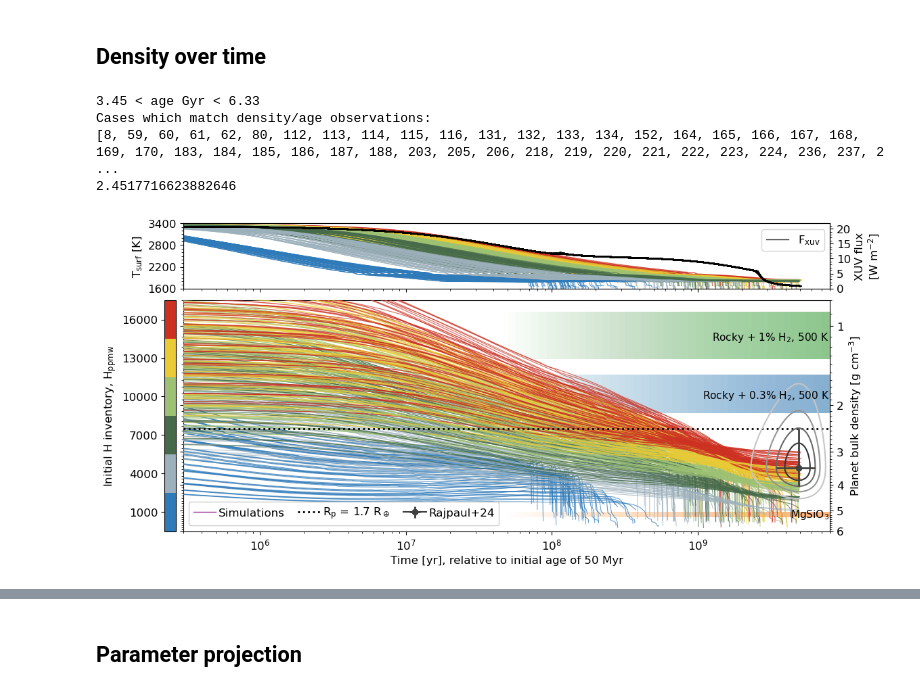
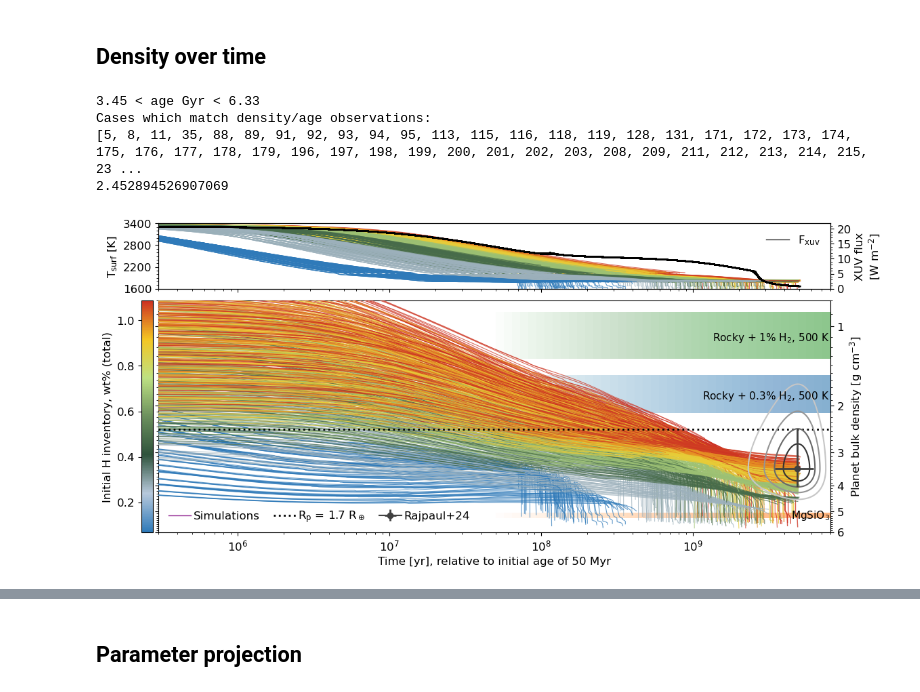
Before and after one commit to nichollsh/proteus_analysis, a Jupyter notebook: massradius_evolve.ipynb, the cells around one changed output, grey strips where cells are left out. Cells and saved outputs as stored; diff of their text form; code cells hidden in the pictures.

Commit message:
Plot improvements

```diff
--- a/massradius_evolve.ipynb
+++ b/massradius_evolve.ipynb
@@ -84,8 +85,8 @@ t0 = 1e2
 m_max = 5
 m_min = 0.1
 # %%
-pgrid_dir = "data/output/l98d_escape28/"
-cases = lg.get_cases(pgrid_dir, only_completed=False)
+pgrid_dir = "data/output/l98d_habrok/"
+cases = lg.get_cases(pgrid_dir, only_completed=False)[:-1]
 ncases = len(cases)
 
 cnums = [int(s.split("_")[-1]) for s in cases]
@@ -96,15 +97,13 @@ confs = []
 for f in cases:
     confs.append( read_config(f+"/init_coupler.toml") )
 
-# transit, eclipse = lg.load_synthobs(cases)
-
 age_start = float(helps[0]["age_star"].iloc[0])
 
 print("Done")
 # %% [output]
 Done
 # %%
-age_obs = {"mu":4.94e9-age_start, "sigm":1.44e9, "sigp":1.44e9, "min":800e6-age_start}
+age_obs = {"mu":4.94e9, "sigm":1.44e9, "sigp":1.44e9, "min":800e6}
 
 cmap_obs = {
     "Rajpaul+24":  plt.get_cmap("Greys"),
@@ -159,8 +189,12 @@ plot_casenums = False
 # zlbl = r"Mantle oxygen fugacity, $\Delta$IW"
 # cmap = cm.batlow_r
 
-zkey = "delivery.elements.H_ppmw"
-zlbl = r"Initial H inventory, H$_\text{ppmw}$"
+# zkey = "delivery.elements.H_ppmw"
+# zlbl = r"Initial H inventory, ppmw (mantle)"
+# cmap = plt.get_cmap("eastern_rosella_r")
+
+zkey = "H_wtpct"
+zlbl = r"Initial H inventory, wt% (total)"
 cmap = plt.get_cmap("eastern_rosella_r")
 
 # zkey = "delivery.elements.SH_ratio"
@@ -200,8 +234,8 @@ def add_obs_contour(ax, x_obs, y_obs, x_samp, y_samp, label, colq=0.8):
     ax.contour(x_samp,y_samp, z_arr, cmap=cmap, vmin=vmin, zorder=zo, alpha=al, levels=levels) # make contours
 
     c = cmap(colq)
-    ax.errorbar(x_obs["mu"],y_obs["mu"],
-                    xerr=[[x_obs["sigm"]],[x_obs["sigp"]]],
+    ax.errorbar(x_obs["mu"]-age_start,y_obs["mu"],
+                    xerr=[[x_obs["sigm"]-age_start],[x_obs["sigp"]-age_start]],
                     yerr=[[y_obs["sigm"]],[y_obs["sigp"]]],
                     zorder=zo, alpha=al, color=c, markersize=6, elinewidth=2, marker='o', label=label) # legend entry
     # ax.scatter(x_obs["mu"],y_obs["mu"]+y_obs["sigp"], zorder=zo, alpha=al, color=c, ec='none', s=s, marker='_')
@@ -217,10 +251,7 @@ for obs in (lit_ref,):
 cmap = deepcopy(cmap)
 zvals = []
 for i in range(ncases):
-    if zkey == "cnums":
-        zvals.append(cnums[i])
-    elif "." in zkey:
-        zvals.append(lg.descend_get(confs[i], zkey))
+    zvals.append(get_val(confs[i], helps[i], zkey))
 
 zvals = np.unique(zvals)
 norm = mpl.colors.Normalize(vmin=zvals[0], vmax=zvals[-1])
@@ -244,7 +275,7 @@ for i in range(ncases):
     skip = False
     if controls:
         for k in controls:
-            if not np.isclose(controls[k], lg.descend_get(confs[i],k)):
+            if not np.isclose(controls[k], get_val(confs[i], helps[i], zkey)):
                 skip = True
     if skip:
         continue
@@ -258,8 +289,8 @@ for i in range(ncases):
     sim_rad = np.array(hf_crop["R_obs"])
     sim_mas = np.array(hf_crop["M_planet"])
     sim_rho = 3*sim_mas/(4*np.pi*sim_rad**3)  * 0.001
-    sim_rad /= R_earth
-    sim_mas /= M_earth
+    sim_rad = deepcopy(sim_rad)/R_earth
+    sim_mas = deepcopy(sim_mas)/M_earth
 
     sim_Fxuv = np.array(hf_crop["F_xuv"])  # W/m^2
     sim_Rxuv = np.array(hf_crop["R_xuv"])
@@ -274,10 +305,7 @@ for i in range(ncases):
     sim_esc_rate *= secs_per_year * 1e6 # kg/yr
     sim_esc_rate /= 1e20
 
-    if zkey == "cnums":
-        z = cnums[i]
-    elif "." in zkey:
-        z = lg.descend_get(confs[i], zkey)
+    z = get_val(confs[i], helps[i], zkey)
 
 
     # store mass statistics
@@ -376,35 +404,36 @@ ax.yaxis.set_major_formatter(FormatStrFormatter("%g"))
 ax.yaxis.set_major_locator(MultipleLocator(1.0))
 ax.yaxis.set_minor_formatter(NullFormatter())
 ax.yaxis.set_minor_locator(MultipleLocator(0.1))
 
 # axt.set_ylabel("Escape rate\n" + r"[10$^{20}$ kg/yr]")
 # axt.set_yticks([0, 1, 2, 3])
 # axt.set_ylim(bottom=0)
 
 axt.set_ylabel(r"T$_\text{surf}$ [K]")
 axt.set_yticks([1600, 2200, 2800, 3400])
 axt.set_ylim(1600, 3400)
 axt.yaxis.set_minor_locator(MultipleLocator(100))
 
 axr.set_ylabel("XUV flux\n" +r"[W m$^{-2}$]")
 axr.set_yticks([0, 5, 10, 15, 20])
 axr.set_ylim(bottom=0)
 axr.yaxis.set_minor_locator(MultipleLocator(1))
-axr.legend()
+axr.legend(loc='upper right', bbox_to_anchor=(1.0, 1.0), frameon=False)
 
 cbpad = -0.06
 if len(zvals) > 7:
     fig.colorbar(sm, ax=[ax], pad=cbpad, label=zlbl, location='left')
 else:
     fig.colorbar(sm, ax=[ax], pad=cbpad, label=zlbl, values=zvals, ticks=zvals, location='left')
 
-leg = ax.legend(loc='lower left', ncols=4, handletextpad=0.2, framealpha=1, columnspacing=1.2)
+leg = ax.legend(loc='lower left', ncols=4, frameon=False, bbox_to_anchor=(0.0, -0.01),
+                    handletextpad=0.2, columnspacing=1.2)
 leg.set_zorder(99)
 fig.savefig("output/density.pdf",bbox_inches='tight')
 plt.show()
 # %% [output]
 3.45 < age Gyr < 6.33
 Cases which match density/age observations:
-[8, 59, 60, 61, 62, 80, 112, 113, 114, 115, 116, 131, 132, 133, 134, 152, 164, 165, 166, 167, 168, 169, 170, 183, 184, 185, 186, 187, 188, 203, 205, 206, 218, 219, 220, 221, 222, 223, 224, 236, 237, 2 ...
-2.4517716623882646
+[5, 8, 11, 35, 88, 89, 91, 92, 93, 94, 95, 113, 115, 116, 118, 119, 128, 131, 171, 172, 173, 174, 175, 176, 177, 178, 179, 196, 197, 198, 199, 200, 201, 202, 203, 208, 209, 211, 212, 213, 214, 215, 23 ...
+2.452894526907069
-[figure, old version]
+[figure, new version]
```
Also changed, not shown: parts of 7 cells of this notebook.
